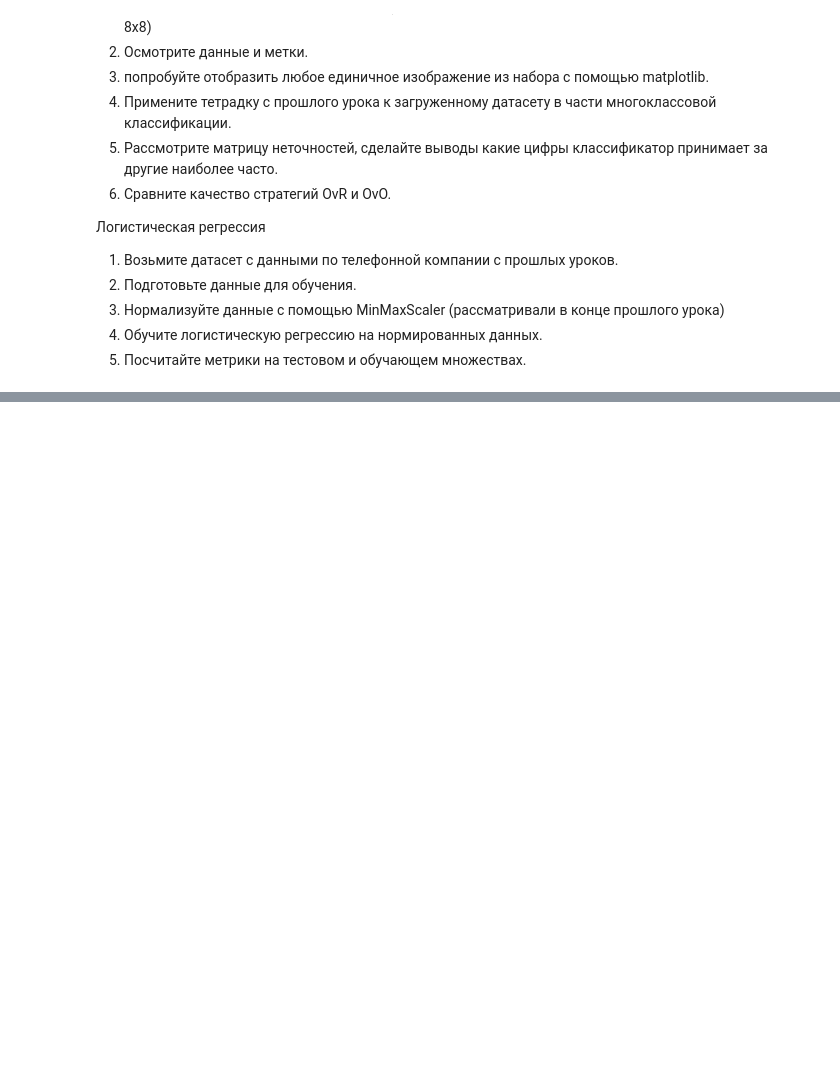
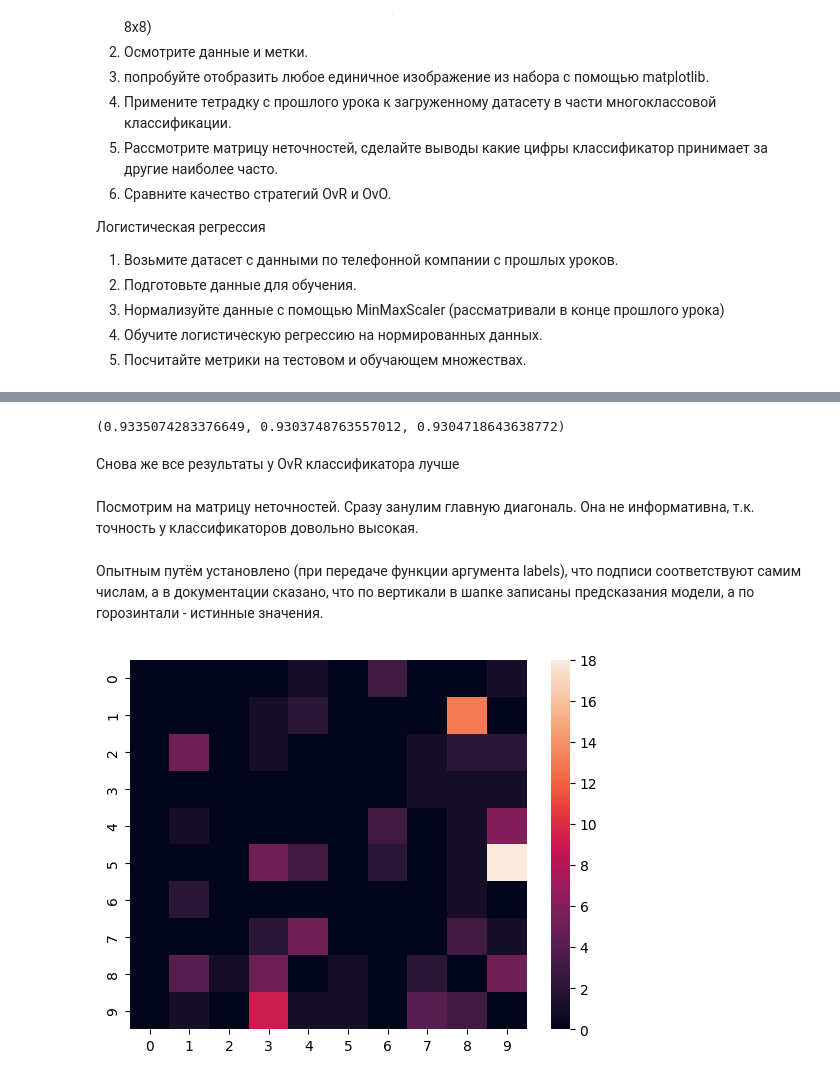
Before and after one commit to Nickolay-A/DS04, a Jupyter notebook: ДЗ_16_Бруцкий-Стемпковский/ДЗ_16.ipynb, the cells around one changed output, grey strips where cells are left out. Saved outputs shown, nothing was run; the diff lists cells and outputs as text; code cells hidden in the pictures; blank space fills up the shorter version.

```diff
--- a/ДЗ_16_Бруцкий-Стемпковский/ДЗ_16.ipynb
+++ b/ДЗ_16_Бруцкий-Стемпковский/ДЗ_16.ipynb
@@ -20,0 +80,6 @@
+# %%
+ovoSGD = OneVsOneClassifier(SGDClassifier(random_state=1))
+ovrSGD = OneVsRestClassifier(SGDClassifier(random_state=1))
+# %%
+ovoSGD.fit(x_train, y_train)
+ovrSGD.fit(x_train, y_train);
@@ -20,0 +92,2 @@
+# %%
+ovo_pred, ovr_pred = ovoSGD.predict(x_test), ovrSGD.predict(x_test)
@@ -20,0 +102,18 @@
+# %%
+precision_score(y_test, ovr_pred, average = 'macro'), recall_score(y_test, ovr_pred, average = 'macro'), f1_score(y_test, ovr_pred, average = 'macro')
+# %% [output]
+(0.9335074283376649, 0.9303748763557012, 0.9304718643638772)
+# %% [markdown]
+Снова же все результаты у OvR классификатора лучше
+# %% [markdown]
+Посмотрим на матрицу неточностей. Сразу занулим главную диагональ. Она не информативна, т.к. точность у классификаторов довольно высокая.
+# %%
+ovo_cm, ovr_cm = confusion_matrix(y_test, ovo_pred), confusion_matrix(y_test, ovr_pred)
+np.fill_diagonal(ovo_cm, 0)
+np.fill_diagonal(ovr_cm, 0)
+# %% [markdown]
+Опытным путём установлено (при передаче функции аргумента labels), что подписи соответствуют самим числам, а в документации сказано, что по вертикали в шапке записаны предсказания модели, а по горозинтали - истинные значения.
+# %%
+sns.heatmap(ovo_cm);
+# %% [output]
+[figure, added]
```
Also changed, not shown: parts of 24 cells of this notebook.
